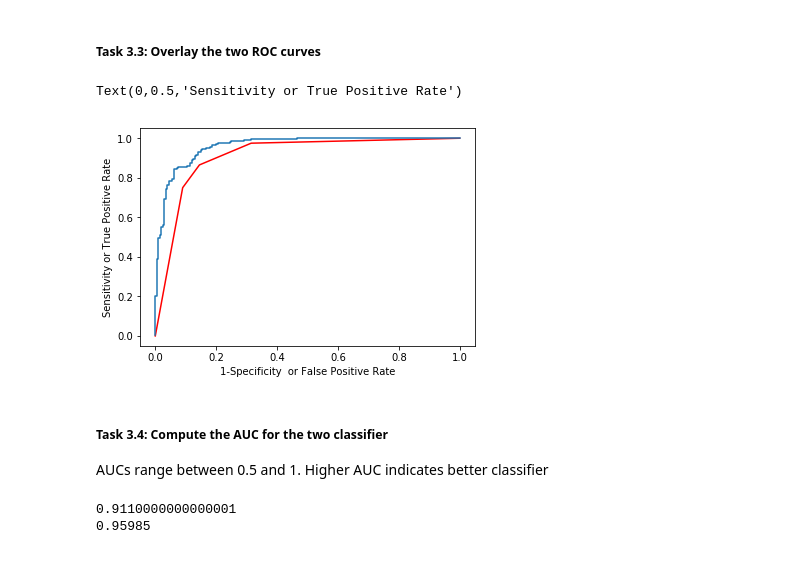
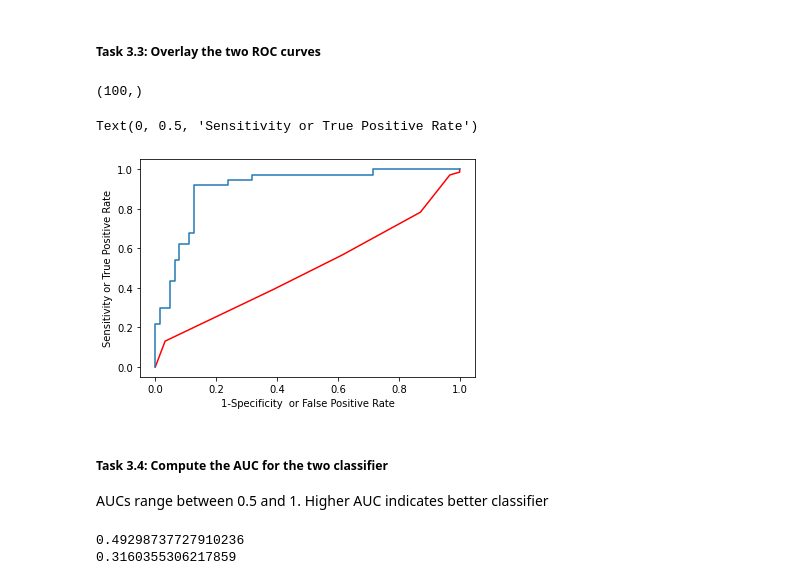
Before and after one commit to yangh567/MLCoursework, a Jupyter notebook: Classification/CM-knn.ipynb, the cells around one changed output. Drawn from its saved outputs; the diff is of its cells as text; code cells hidden in the pictures.

Commit message:
adding the baysian classifier

```diff
--- a/Classification/CM-knn.ipynb
+++ b/Classification/CM-knn.ipynb
@@ -134,26 +141,38 @@ Computing the likelihood for each class and multiplying by the prior, and normal
 # %%
 def naive_bayes_prediction(parameters, tx):
     un_norm_prob = np.zeros((2,))
-    for cl in parameters:
-        un_norm_prob[cl] = parameters[cl]['prior']
-        for i,m in enumerate(parameters[cl]['mean']):
-            vari = parameters[cl]['vars'][i]
+    for cl in range(2):
+        un_norm_prob[cl] = parameters[cl+1]['prior']
+        for i,m in enumerate(parameters[cl+1]['mean']):
+            vari = parameters[cl+1]['vars'][i]
+            if vari == 0:
+                vari = 0.1e-302
             un_norm_prob[cl] *= 1.0/np.sqrt(2.0*np.pi*vari)
             un_norm_prob[cl] *= np.exp((-0.5/vari)*(tx[i]-m)**2)
+
     norm_prob = un_norm_prob/un_norm_prob.sum()
     prediction = {}
-    prediction['predicted_class'] = norm_prob.argmax()
+    prediction['predicted_class'] = norm_prob.argmax()+1
     prediction['predicted_score'] = norm_prob
     return(prediction)
 # %% [markdown]
 ##### Task 2.3:  Make predictions
 Loop through the test points,
 # %%
-predictions_nb = np.zeros((400, 3))
-for j,tx in enumerate(testX):
+predictions_nb = np.zeros((100, 3))
+for j,tx in enumerate(cross_X_test):
     naive_bayes_results = naive_bayes_prediction(parameters, tx)
     predictions_nb[j, 0] = naive_bayes_results['predicted_class']
     predictions_nb[j, 1:] = naive_bayes_results['predicted_score']
+
+
+parameters = naive_bayes_training(X_train, Y_train)
+
+Y_predictions_nb = np.zeros((798, 3))
+for j,tx in enumerate(X_test):
+    naive_bayes_results = naive_bayes_prediction(parameters, tx)
+    Y_predictions_nb[j, 0] = naive_bayes_results['predicted_class']
+    Y_predictions_nb[j, 1:] = naive_bayes_results['predicted_score']
 # %% [markdown]
 Compute the accuracy of the classifier
 # %%
@@ -172,8 +207,7 @@ Details of `roc_curve` http://scikit-learn.org/stable/modules/generated/sklearn.
 Details of `roc_auc_score` http://scikit-learn.org/stable/modules/generated/sklearn.metrics.roc_auc_score.html
 # %%
 from sklearn.metrics import roc_curve, roc_auc_score
-
-fpr_nb, tpr_nb, th_nb = roc_curve(testt, predictions_nb[:,2])
+fpr_nb, tpr_nb, th_nb = roc_curve(cross_Y_test-1, predictions_nb[:,2])
 
 plt.plot(fpr_nb, tpr_nb)
 plt.xlabel("1-Specificity  or False Positive Rate")
@@ -184,32 +218,34 @@ Text(0,0.5,'Sensitivity or True Positive Rate')
 # %% [markdown]
 ##### Task 3.2: Make predictions with KNN (K = 3)
 # %%
-predictions_knn = np.zeros((400, 3))
-for j,tx in enumerate(testX):
-    knn_results = knn_classifier(trainX, traint, tx, K = 3)
+predictions_knn = np.zeros((100, 3))
+for j,tx in enumerate(cross_X_test):
+    knn_results = knn_classifier(cross_X_train, cross_Y_train, tx, K = 7)
     predictions_knn[j, 0] = knn_results['predicted_class']
     predictions_knn[j, 1:] = knn_results['predicted_score']
 # %% [markdown]
 ##### Task 3.3: Overlay the two ROC curves
 # %%
-fpr_knn, tpr_knn, th_knn = roc_curve(testt, predictions_knn[:,2])
+print(predictions_knn[:,2].shape)
+fpr_knn, tpr_knn, th_knn = roc_curve(cross_Y_train-1, predictions_knn[:,2])
 
 plt.plot(fpr_knn, tpr_knn, "r")
 plt.plot(fpr_nb, tpr_nb)
 plt.xlabel("1-Specificity  or False Positive Rate")
 plt.ylabel("Sensitivity or True Positive Rate")
 # %% [output]
-Text(0,0.5,'Sensitivity or True Positive Rate')
+(100,)
+Text(0, 0.5, 'Sensitivity or True Positive Rate')
-[figure, old version]
+[figure, new version]
 # %% [markdown]
 ##### Task 3.4:  Compute the AUC for the two classifier
 
 AUCs range between 0.5 and 1. Higher AUC indicates better classifier
 # %%
-auc_knn = roc_auc_score(testt, predictions_knn[:,2])
-auc_nb = roc_auc_score(testt, predictions_nb[:,2])
+auc_knn = roc_auc_score(cross_Y_train-1, predictions_knn[:,2])
+auc_nb = roc_auc_score(cross_Y_train-1, predictions_nb[:,2])
 print(auc_knn)
 print(auc_nb)
 # %% [output]
-0.9110000000000001
-0.95985
+0.49298737727910236
+0.3160355306217859
```
Also changed, not shown: parts of 11 cells of this notebook, 6 other files.
